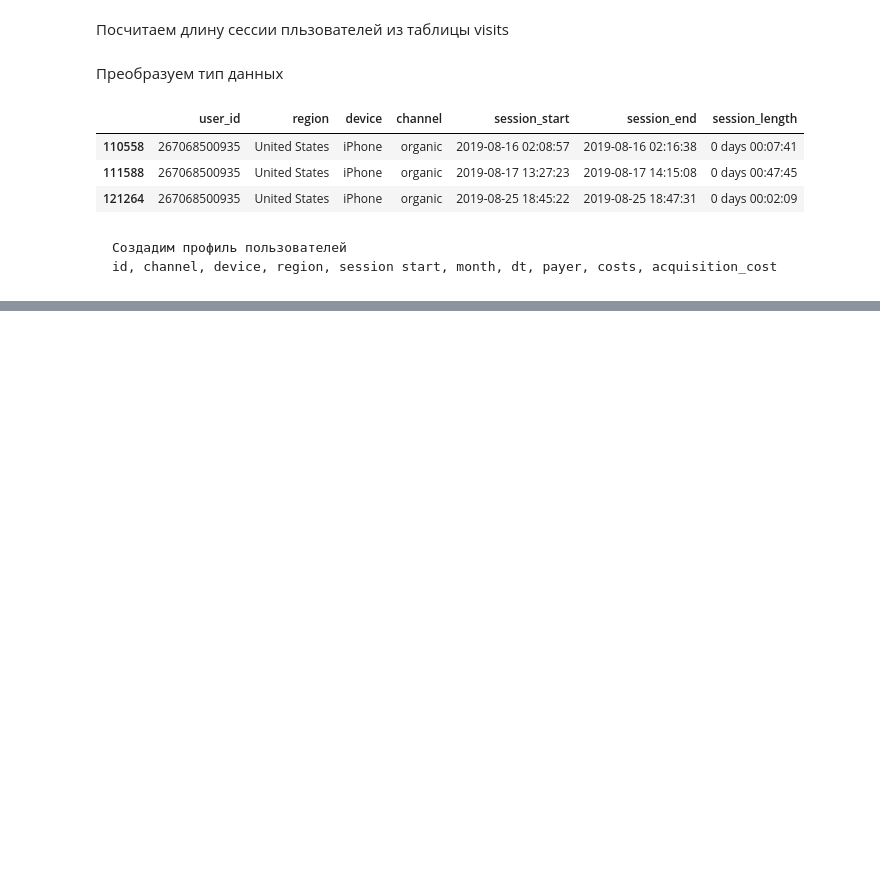
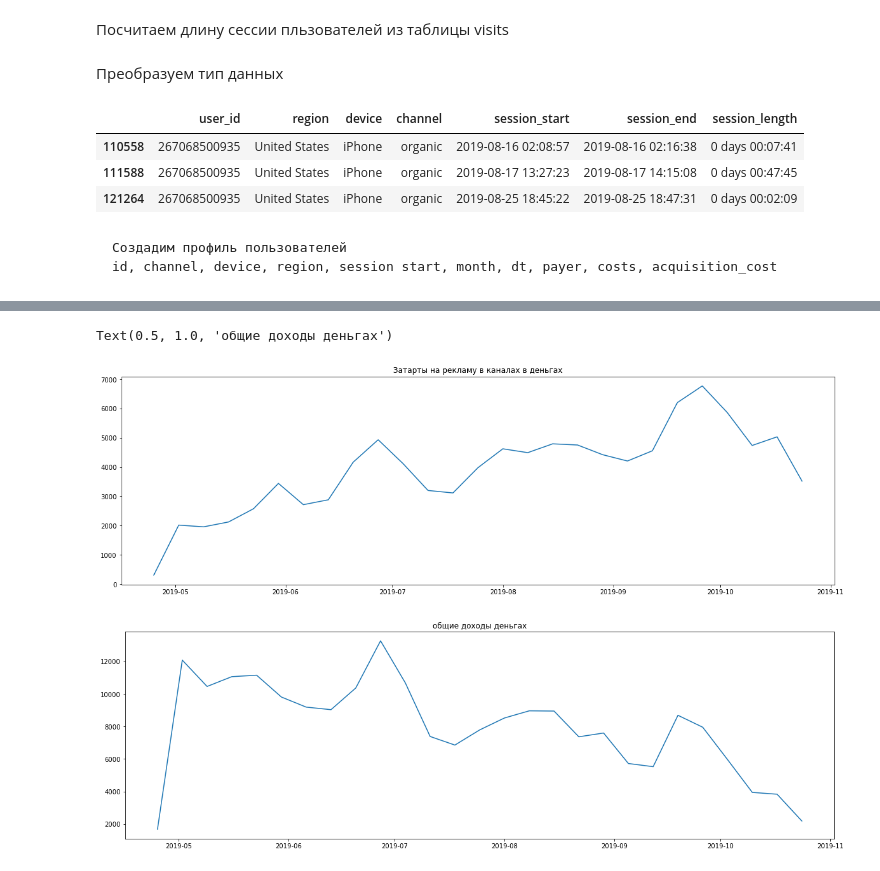
Before and after one commit to AlexVachkan/Data-exploration, a Jupyter notebook: Products_metrics/products_metric.ipynb, the cells around one changed output, grey strips where cells are left out. Cells and saved outputs as stored; diff of their text form; code cells hidden in the pictures; blank space fills up the shorter version.

```diff
--- a/Products_metrics/products_metric.ipynb
+++ b/Products_metrics/products_metric.ipynb
@@ -215,6 +215,7 @@ profiles = visits.pivot_table(
 
 # выделяем месяц
 profiles['month'] = profiles['session_start'].astype('datetime64[M]')
+profiles['week'] = profiles['session_start'].astype('datetime64[W]')
 profiles['dt'] = profiles['session_start'].astype('datetime64[D]')
 
 # является ли платящим(хоть раз платил) клиент или нет(пересечение в таблице orders)
@@ -512,0 +490,20 @@ Text(0.5, 1.0, 'Затарты на рекламу в каналах в день
+# %%
+fig = plt.figure(figsize=(20,6))
+plt.plot(
+    profiles.pivot_table(index='week', values='acquisition_cost', aggfunc='sum').reset_index()['week'],
+    profiles.pivot_table(index='week', values='acquisition_cost', aggfunc='sum').reset_index()['acquisition_cost']
+)
+
+plt.title('Затарты на рекламу в каналах в деньгах')
+
+fig = plt.figure(figsize=(20,6))
+plt.plot(
+    profiles.pivot_table(index='week', values='revenue', aggfunc='sum').reset_index()['week'],
+    profiles.pivot_table(index='week', values='revenue', aggfunc='sum').reset_index()['revenue']
+)
+
+plt.title('общие доходы деньгах')
+# %% [output]
+Text(0.5, 1.0, 'общие доходы деньгах')
+[figure, added]
+[figure, added]
```
Also changed, not shown: parts of 31 cells of this notebook.
